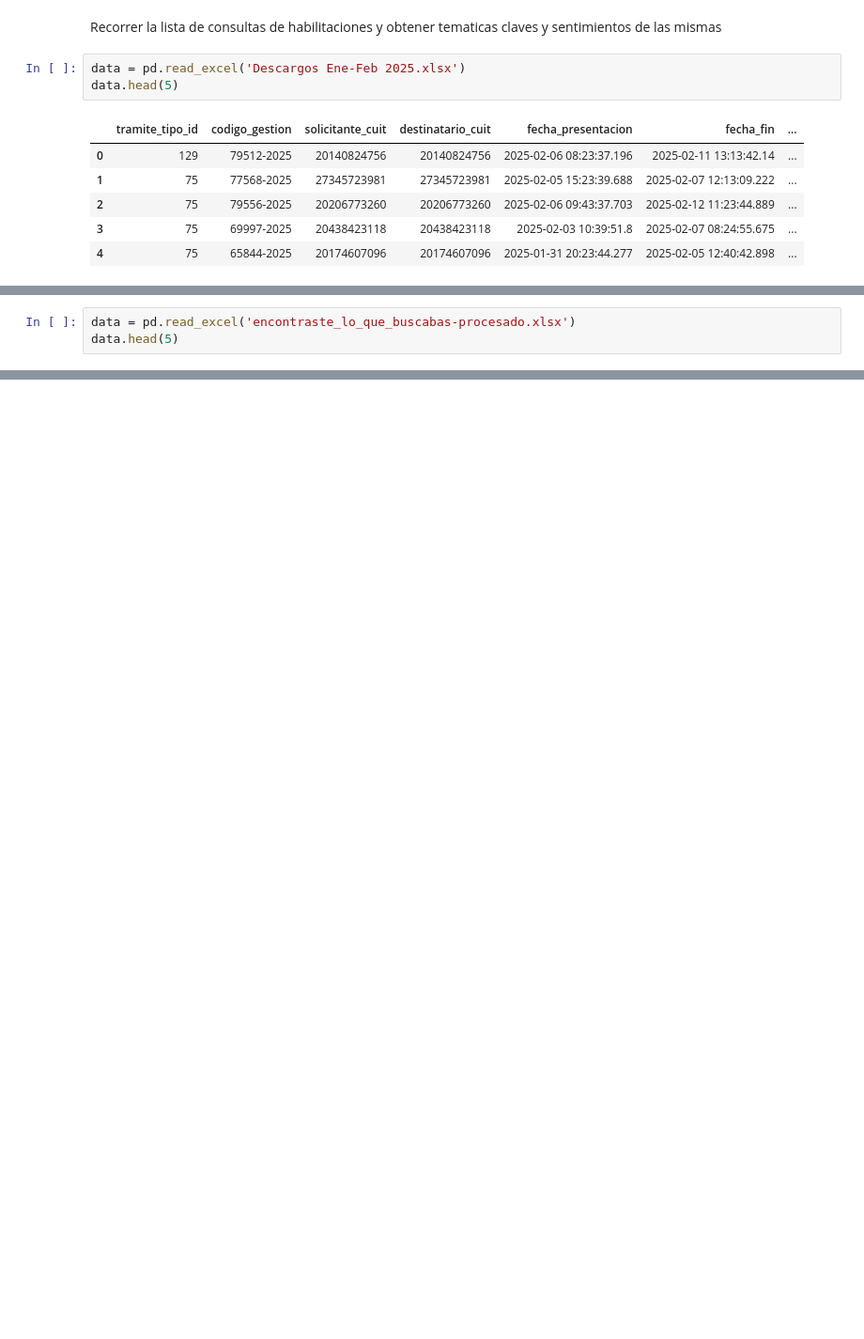
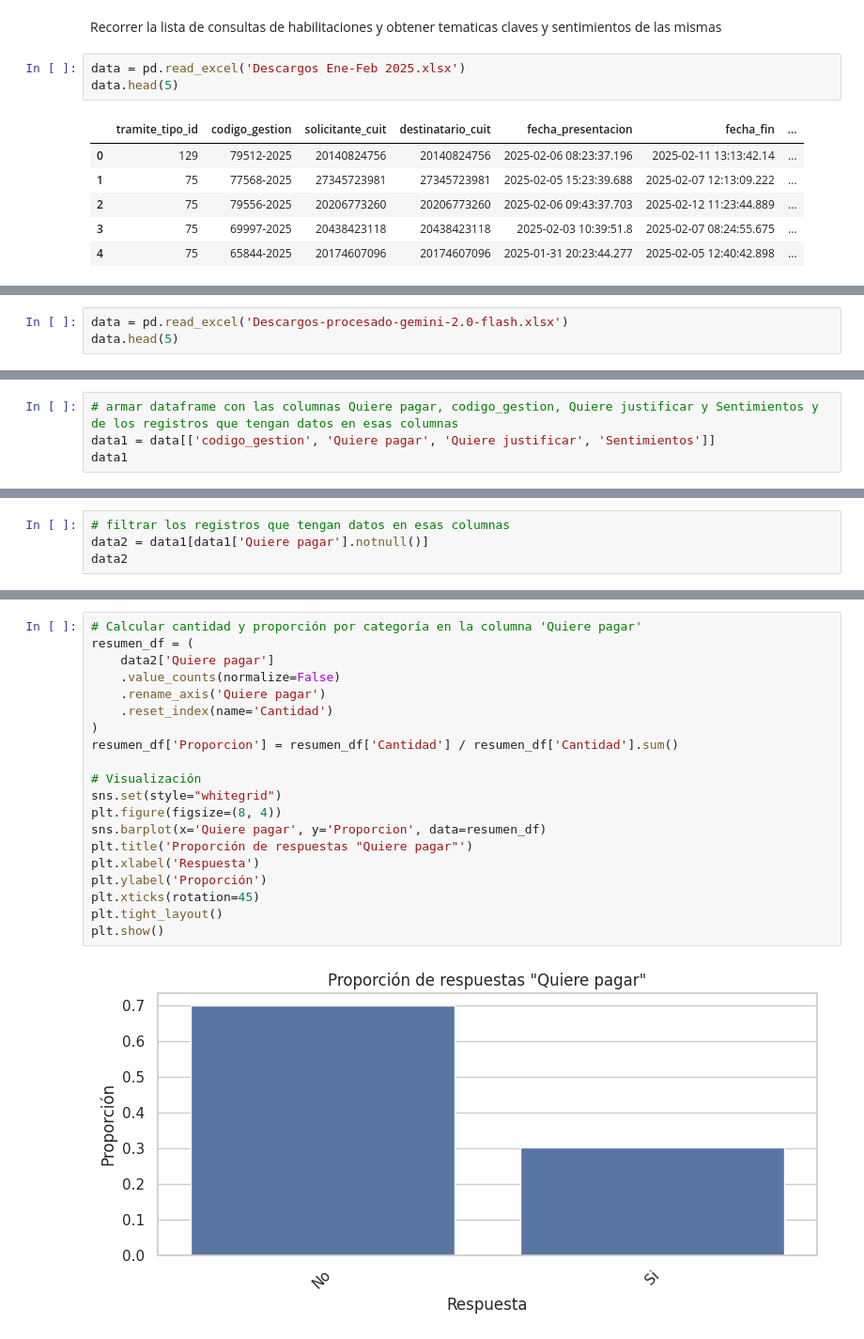
Before and after one commit to gcasado0/chatbot, a Jupyter notebook: gemini_test_descargos.ipynb, the cells around one changed output, grey strips where cells are left out. Shown: that part at 94% size. Saved outputs shown, nothing was run; the diff lists cells and outputs as text; blank space fills up the shorter version.

Commit message:
graficos y prueba con gemini-2.0-flash

````diff
--- a/gemini_test_descargos.ipynb
+++ b/gemini_test_descargos.ipynb
@@ -138,5 +137,5 @@ Se realizan dos multas del mismo día, en el mismo lugar con diferencia horaria,
 }
 ```
 # %%
-data = pd.read_excel('encontraste_lo_que_buscabas-procesado.xlsx')
+data = pd.read_excel('Descargos-procesado-gemini-2.0-flash.xlsx')
 data.head(5)
@@ -251,0 +149,4 @@ data.to_excel('encontraste_lo_que_buscabas-procesado.xlsx', index=False)
+# %%
+# armar dataframe con las columnas Quiere pagar, codigo_gestion, Quiere justificar y Sentimientos y de los registros que tengan datos en esas columnas
+data1 = data[['codigo_gestion', 'Quiere pagar', 'Quiere justificar', 'Sentimientos']]
+data1
@@ -251,0 +167,4 @@ data.to_excel('encontraste_lo_que_buscabas-procesado.xlsx', index=False)
+# %%
+# filtrar los registros que tengan datos en esas columnas
+data2 = data1[data1['Quiere pagar'].notnull()]
+data2
@@ -251,0 +185,22 @@ data.to_excel('encontraste_lo_que_buscabas-procesado.xlsx', index=False)
+# %%
+# Calcular cantidad y proporción por categoría en la columna 'Quiere pagar'
+resumen_df = (
+    data2['Quiere pagar']
+    .value_counts(normalize=False)
+    .rename_axis('Quiere pagar')
+    .reset_index(name='Cantidad')
+)
+resumen_df['Proporcion'] = resumen_df['Cantidad'] / resumen_df['Cantidad'].sum()
+
+# Visualización
+sns.set(style="whitegrid")
+plt.figure(figsize=(8, 4))
+sns.barplot(x='Quiere pagar', y='Proporcion', data=resumen_df)
+plt.title('Proporción de respuestas "Quiere pagar"')
+plt.xlabel('Respuesta')
+plt.ylabel('Proporción')
+plt.xticks(rotation=45)
+plt.tight_layout()
+plt.show()
+# %% [output]
+[figure, added]
````
Also changed, not shown: parts of 11 cells of this notebook, 1 other file.
